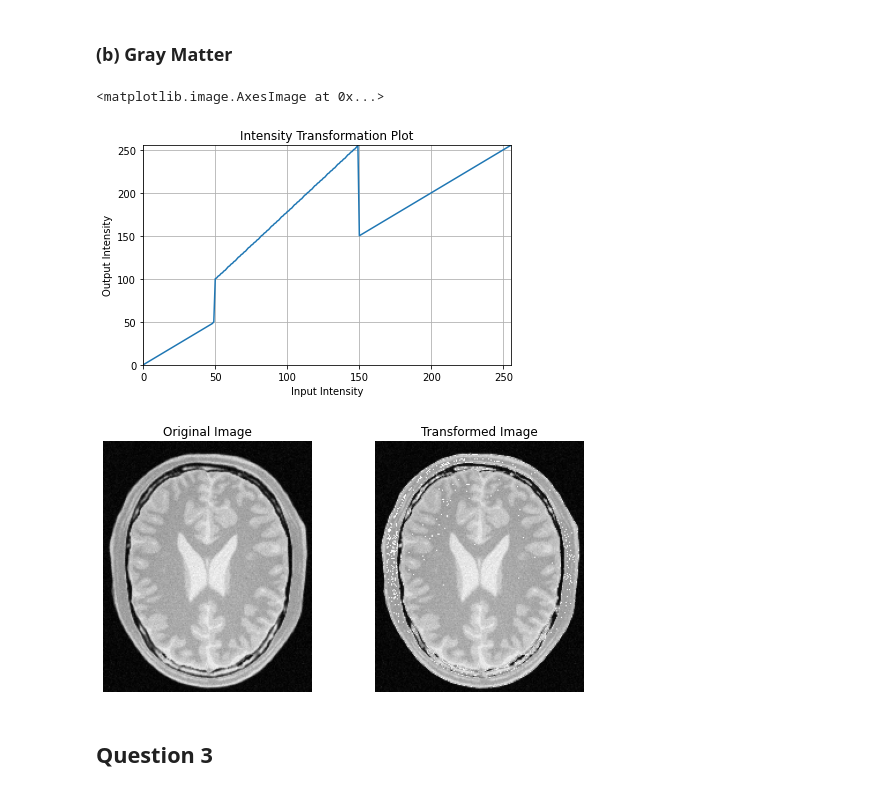
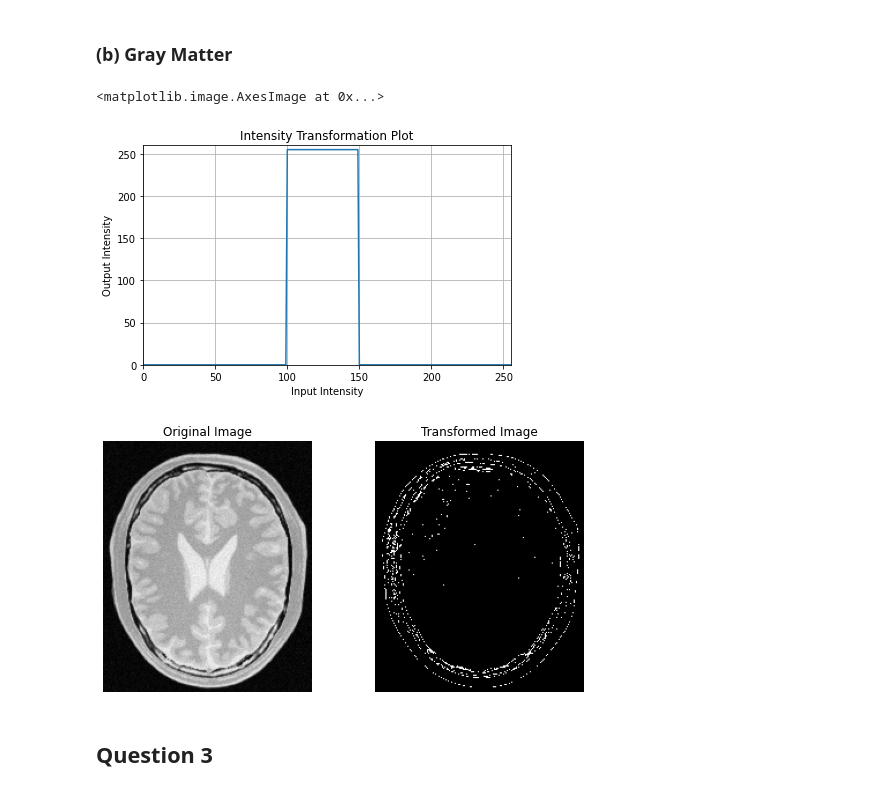
Before and after one commit to vidurawarna/EN2550_CV, a Jupyter notebook: Assignments/Assignment 1/190397E_Assignment1.ipynb, the cells around one changed output. Drawn from its saved outputs; the diff is of its cells as text; code cells hidden in the pictures.

```diff
--- a/Assignments/Assignment 1/190397E_Assignment1.ipynb
+++ b/Assignments/Assignment 1/190397E_Assignment1.ipynb
@@ -120,9 +119,9 @@ ax[1].imshow(transformed_img_)
 ### (b) Gray Matter
 # %%
 #Creating the transformation array
-T1 = np.linspace(0,50,50)
-T2 = np.linspace(100,255,100)
-T3 = np.linspace(150,255,106)
+T1 = np.linspace(0,0,100)
+T2 = np.linspace(255,255,50)
+T3 = np.linspace(0,0,106)
 
 #Concatenate sub arrays to get the transformation
 t = np.concatenate((T1,T2,T3),axis = 0).astype(np.uint8)
@@ -130,36 +129,36 @@ t = np.concatenate((T1,T2,T3),axis = 0).astype(np.uint8)
 #Plot the transformation
 fig,ax = plt.subplots()
 ax.plot(t)
 ax.grid()
 ax.set_xlim(0,255)
-ax.set_ylim(0,255)
+ax.set_ylim(0,260)
 ax.set_xlabel("Input Intensity")
 ax.set_ylabel("Output Intensity")
 ax.set_title("Intensity Transformation Plot")
 
 #Read the image using opencv
 img = cv.imread('images/brain_proton_density_slice.png',cv.IMREAD_GRAYSCALE)
 assert img is not None
 
 #apply the transformation using lookup table
 transformed_img = cv.LUT(img,t)
 
 #display images using matplotlib
 plt.rcParams["figure.autolayout"] = True
 fig,ax = plt.subplots(1,2,figsize=(8,4))
 img_ = cv.cvtColor(img,cv.COLOR_BGR2RGB)
 ax[0].axis('off')
 ax[0].set_title("Original Image")
 ax[0].imshow(img_)
 
 transformed_img_ = cv.cvtColor(transformed_img,cv.COLOR_BGR2RGB)
 ax[1].axis('off')
 ax[1].set_title("Transformed Image")
 ax[1].imshow(transformed_img_)
 # %% [output]
 <matplotlib.image.AxesImage at 0x...>
-[figure, old version]
+[figure, new version]
-[figure, old version]
+[figure, new version]
 # %% [markdown]
 ## Question 3
 # %% [markdown]
```
Also changed, not shown: parts of 5 cells of this notebook.
